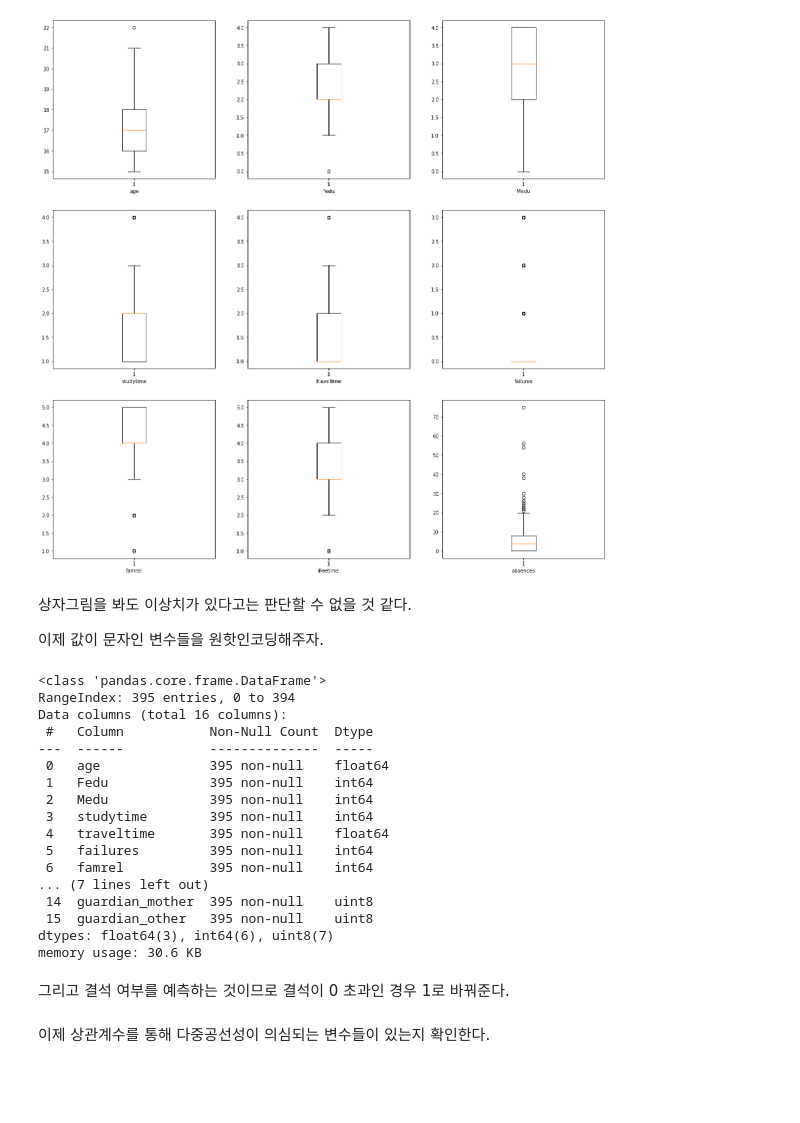
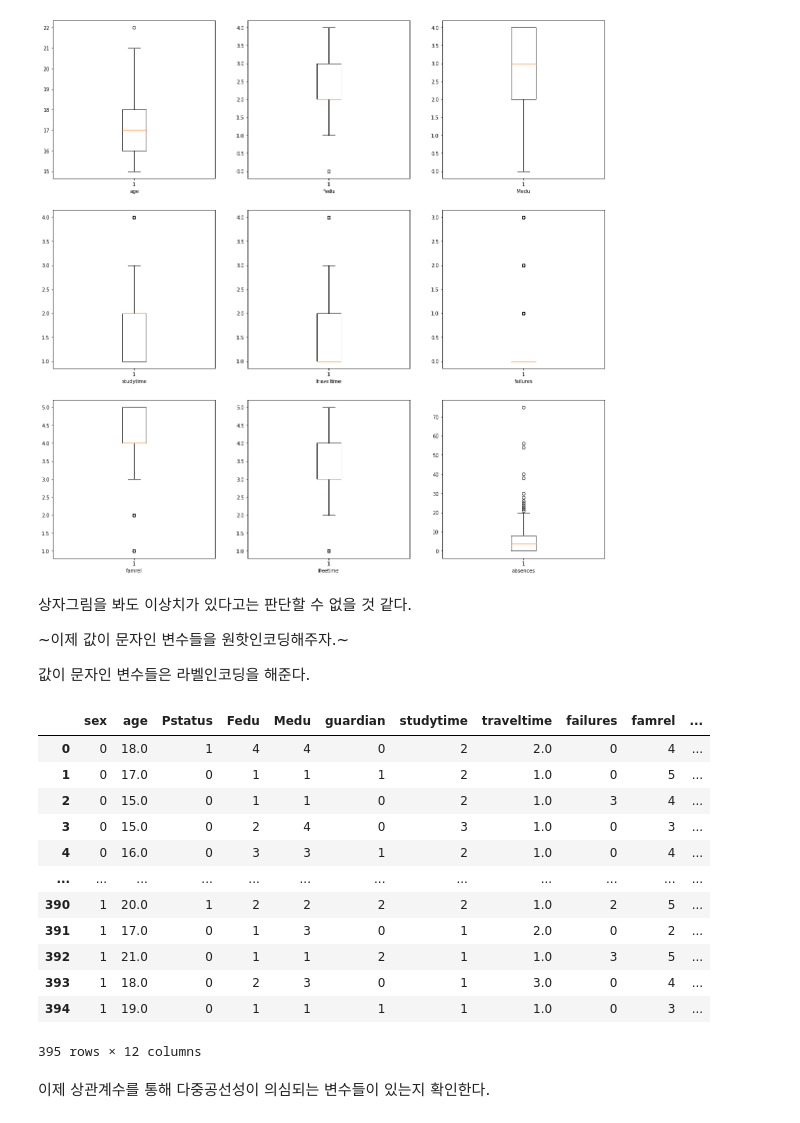
Before and after one commit to DMIS0126/ADP, a Jupyter notebook: Private_Study/Actual Exam/adp-24.ipynb, the cells around one changed output. Cells and saved outputs as stored; diff of their text form; code cells hidden in the pictures; blank space fills up the shorter version.

```diff
--- a/Private_Study/Actual Exam/adp-24.ipynb
+++ b/Private_Study/Actual Exam/adp-24.ipynb
@@ -178,28 +178,6 @@ plt.show()
 # %% [markdown]
 상자그림을 봐도 이상치가 있다고는 판단할 수 없을 것 같다.
 
-이제 값이 문자인 변수들을 원핫인코딩해주자.
+~이제 값이 문자인 변수들을 원핫인코딩해주자.~
+
+값이 문자인 변수들은 라벨인코딩을 해준다.
-# %%
-df = pd.get_dummies(df, columns = ['sex', 'Pstatus', 'guardian'])
-
-df.info()
-# %% [output]
-<class 'pandas.core.frame.DataFrame'>
-RangeIndex: 395 entries, 0 to 394
-Data columns (total 16 columns):
- #   Column           Non-Null Count  Dtype
----  ------           --------------  -----
- 0   age              395 non-null    float64
- 1   Fedu             395 non-null    int64
- 2   Medu             395 non-null    int64
- 3   studytime        395 non-null    int64
- 4   traveltime       395 non-null    float64
- 5   failures         395 non-null    int64
- 6   famrel           395 non-null    int64
-... (7 lines left out)
- 14  guardian_mother  395 non-null    uint8
- 15  guardian_other   395 non-null    uint8
-dtypes: float64(3), int64(6), uint8(7)
-memory usage: 30.6 KB
-# %% [markdown]
-그리고 결석 여부를 예측하는 것이므로 결석이 0 초과인 경우 1로 바꿔준다.
@@ -208,3 +190,19 @@ df[df['absences'] > 0] = 1
+# %%
+df
+# %% [output]
+|  | sex | age | Pstatus | Fedu | Medu | guardian | studytime | traveltime | failures | famrel | ... |
+| 0 | 0 | 18.0 | 1 | 4 | 4 | 0 | 2 | 2.0 | 0 | 4 | ... |
+| 1 | 0 | 17.0 | 0 | 1 | 1 | 1 | 2 | 1.0 | 0 | 5 | ... |
+| 2 | 0 | 15.0 | 0 | 1 | 1 | 0 | 2 | 1.0 | 3 | 4 | ... |
+| 3 | 0 | 15.0 | 0 | 2 | 4 | 0 | 3 | 1.0 | 0 | 3 | ... |
+| 4 | 0 | 16.0 | 0 | 3 | 3 | 1 | 2 | 1.0 | 0 | 4 | ... |
+| ... | ... | ... | ... | ... | ... | ... | ... | ... | ... | ... | ... |
+| 390 | 1 | 20.0 | 1 | 2 | 2 | 2 | 2 | 1.0 | 2 | 5 | ... |
+| 391 | 1 | 17.0 | 0 | 1 | 3 | 0 | 1 | 2.0 | 0 | 2 | ... |
+| 392 | 1 | 21.0 | 0 | 1 | 1 | 2 | 1 | 1.0 | 3 | 5 | ... |
+| 393 | 1 | 18.0 | 0 | 2 | 3 | 0 | 1 | 3.0 | 0 | 4 | ... |
+| 394 | 1 | 19.0 | 0 | 1 | 1 | 1 | 1 | 1.0 | 0 | 3 | ... |
+395 rows × 12 columns
 # %% [markdown]
 이제 상관계수를 통해 다중공선성이 의심되는 변수들이 있는지 확인한다.
 # %%
```
Also changed, not shown: parts of 29 cells of this notebook, 2 other files.
